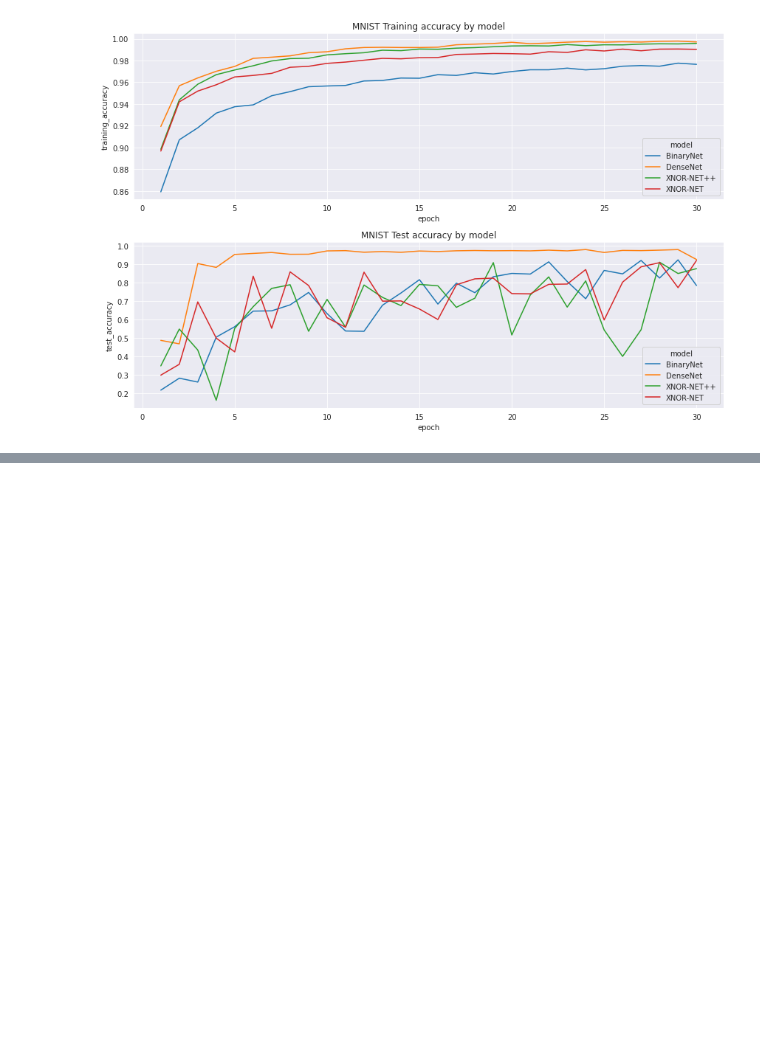
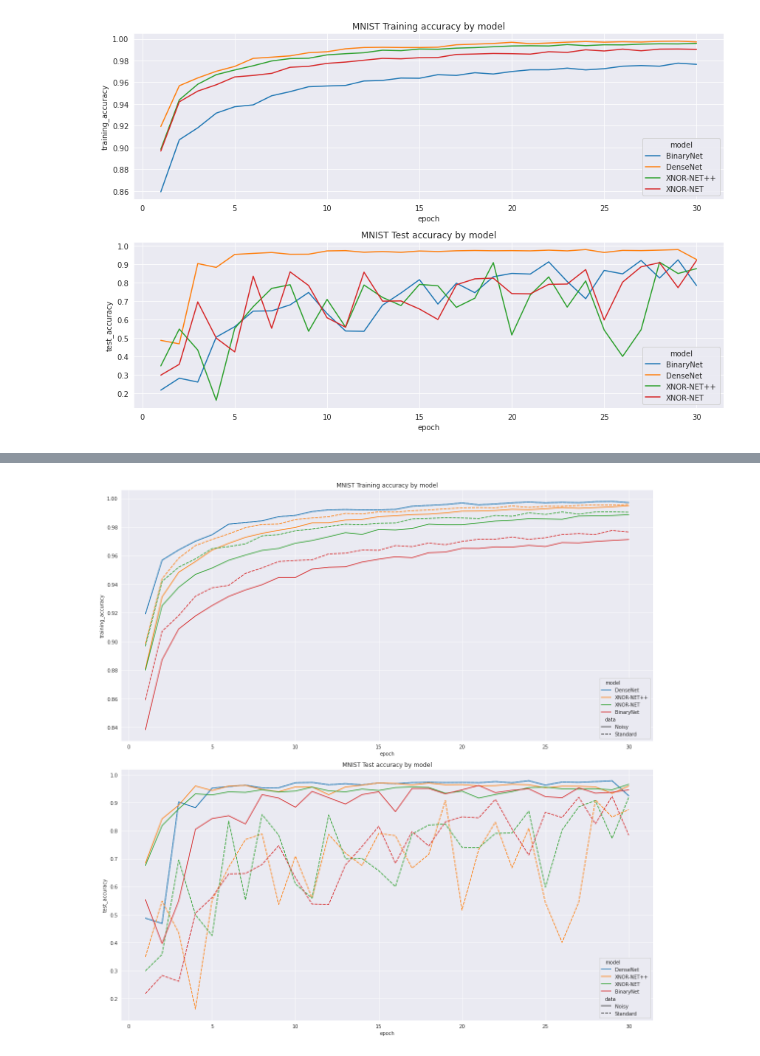
Before and after one commit to ramizouari/BNN, a Jupyter notebook: Analysis.ipynb, the cells around one changed output, grey strips where cells are left out. Saved outputs shown, nothing was run; the diff lists cells and outputs as text; code cells hidden in the pictures; blank space fills up the shorter version.

```diff
--- a/Analysis.ipynb
+++ b/Analysis.ipynb
@@ -57,0 +75,5 @@ fig.savefig("local/MNIST.png")
+# %%
+comparison_data=pd.concat([results_with_noise,results],ignore_index=True)
+plot_results(comparison_data[comparison_data["model"].isin(S1)],save_path="local/MNIST-comparison.svg",style="data",ylim=None,palette=None)
+# %% [output]
+[figure, added]
```
Also changed, not shown: parts of 6 cells of this notebook, 16 other files.
